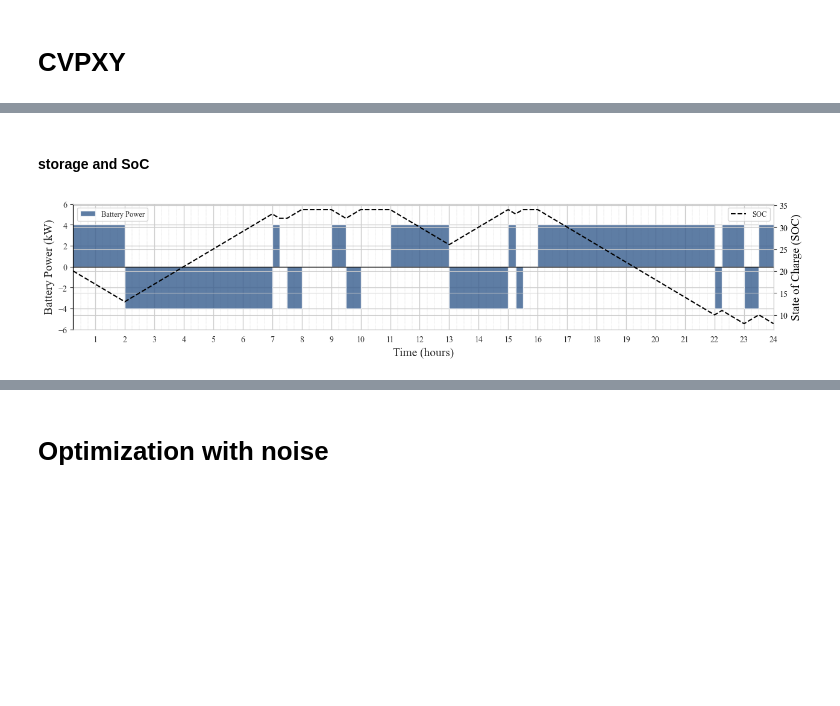
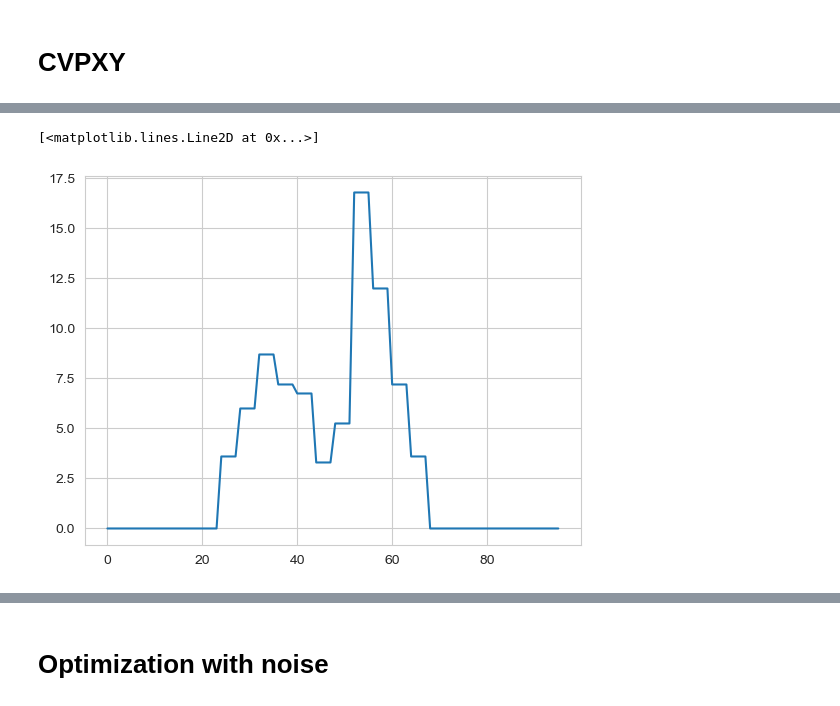
Before and after one commit to arbit3rr/ES-Temporal-RL, a Jupyter notebook: 3. MILP_solution.ipynb, the cells around one changed output, grey strips where cells are left out. Drawn from its saved outputs; the diff is of its cells as text; code cells hidden in the pictures; blank space fills up the shorter version.

```diff
--- a/3. MILP_solution.ipynb
+++ b/3. MILP_solution.ipynb
@@ -642,46 +472,5 @@ plt.show()
-# %% [markdown]
-#### storage and SoC
-# %%
-# Time steps (assuming hourly data)
-time_steps = np.arange(len(p_storage)) / 4 + 0.25
-
-### Plot 1: Battery Power vs. SOC ###
-fig, ax1 = plt.subplots(figsize=(15, 2.7))
-
-ax1.fill_between(time_steps, p_storage, color=colors[4], alpha=0.8, label='Battery Power', edgecolor='white', step='pre')
-
-ax1.set_xlabel("Time (hours)", size=14)
-ax1.set_ylabel("Battery Power (kW)", size=14)
-ax1.axhline(0, color='black', linewidth=1)
-
-# Second y-axis for price
-ax2 = ax1.twinx()
-ax2.plot(time_steps, storage_energy, color='black', linewidth=1.5, linestyle='--', label="SOC")
-ax2.set_ylabel("State of Charge (SOC)", size=14, color='black')
-ax2.tick_params(axis='y', labelcolor='black')
-
-# Grid and legend
-ax1.grid(True, which='minor', linestyle='--', linewidth=0.3)
-ax1.grid(True, which='major', linestyle='-', linewidth=1)
-
-# Set x-axis ticks
-minor_hours = np.arange(0, 24.25, 0.25)
-major_hours = np.arange(0, 24.25, 1)
-plt.xticks(minor_hours, minor=True)
-plt.xticks(major_hours, minor=False)
-ax1.set_xlim([0.25,24])
-ax1.set_ylim([-6,6])
-
-ax1.legend(loc='right', fontsize=9)
-ax1.spines['left'].set_color('black')
-ax2.spines['left'].set_color('black')
-
-ax1.legend(loc='upper left', fontsize=9)
-ax2.legend(loc='upper right', fontsize=9)
-
-
-# plt.title("Battery Power vs. State of Charge")
-plt.savefig('storage.png', dpi=300, bbox_inches='tight', pad_inches=0)
-plt.show()
-# %% [output]
-[figure, removed]
+# %%
+plt.plot(np.repeat(np.load('./data/sample/pv.npy'), 4))
+# %% [output]
+[<matplotlib.lines.Line2D at 0x...>]
+[figure, added]
```
Also changed, not shown: parts of 17 cells of this notebook, 4 other files.
